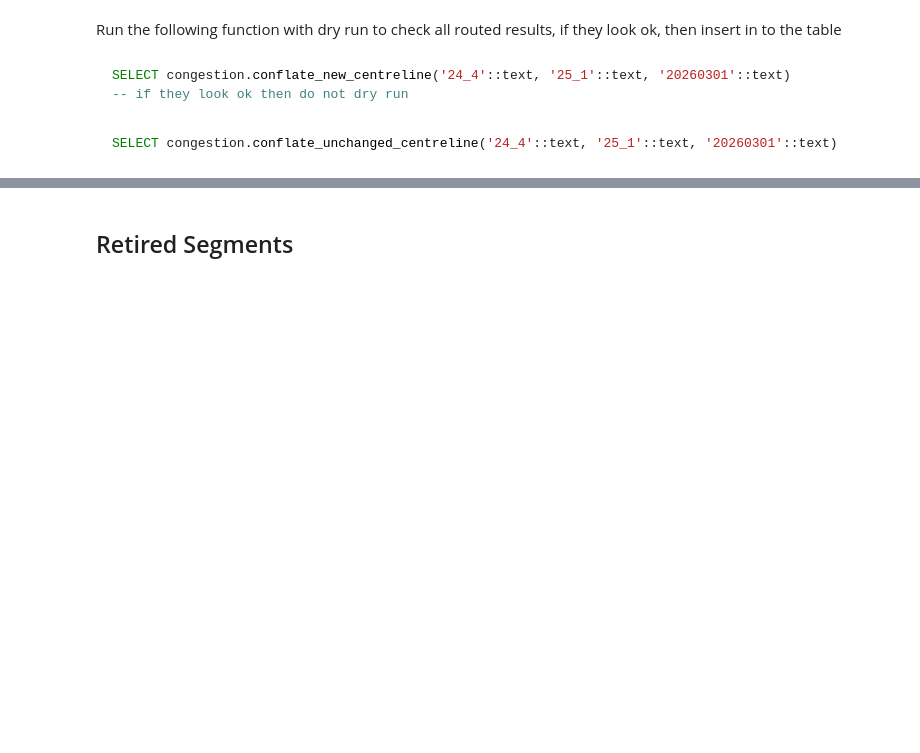
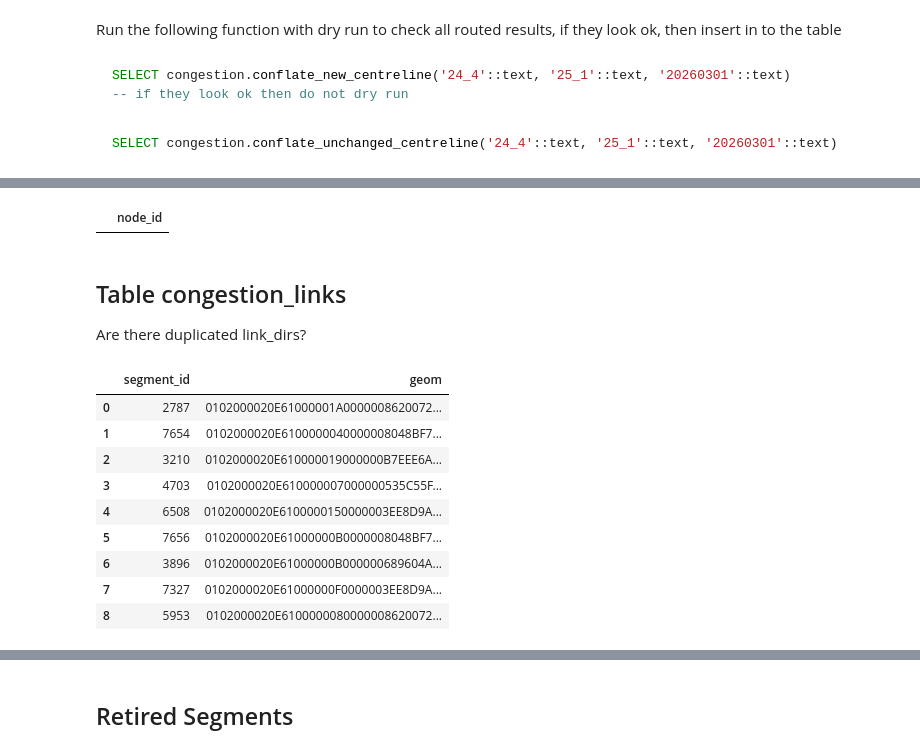
Before and after one commit to CityofToronto/bdit_congestion, a Jupyter notebook: congestion_network_creation/notebook/map_update_2025.ipynb, the cells around one changed output, grey strips where cells are left out. Cells and saved outputs as stored; diff of their text form; code cells hidden in the pictures; blank space fills up the shorter version.

```diff
--- a/congestion_network_creation/notebook/map_update_2025.ipynb
+++ b/congestion_network_creation/notebook/map_update_2025.ipynb
@@ -594,0 +655,8 @@ SELECT congestion.conflate_unchanged_centreline('24_4'::text, '25_1'::text, '202
+# %%
+sql = '''
+select count(1)
+from (select distinct node_id from congestion.temp_congestion_nodes_25_1)a
+    '''
+with con :
+    nodes = pandasql.read_sql(sql, connection_engine)
+nodes.head()
@@ -594,0 +695,48 @@ SELECT congestion.conflate_unchanged_centreline('24_4'::text, '25_1'::text, '202
+# %%
+sql = '''
+WITH all_nodes AS (
+	select start_vid as node_id
+	from congestion.temp_congestion_segments_25_1
+	union
+	select end_vid as node_id
+	from congestion.temp_congestion_segments_25_1)
+
+select node_id from congestion.temp_congestion_nodes_25_1
+except
+select node_id from all_nodes
+    '''
+with con :
+    nodes = pandasql.read_sql(sql, connection_engine)
+nodes
+# %% [output]
+|  | node_id |
+# %% [markdown]
+## Table congestion_links
+Are there duplicated link_dirs?
+# %%
+sql = '''
+WITH dups AS (
+select link_dir, count(1)
+from congestion.temp_congestion_links_25_1
+group by link_dir
+having count(1) >1)
+SELECT distinct temp_congestion_segments_25_1.segment_id, temp_congestion_segments_25_1.geom
+from congestion.temp_congestion_links_25_1
+INNER JOIN dups USING (link_dir)
+inner join congestion.temp_congestion_segments_25_1 USING (segment_id)
+
+    '''
+with con :
+    nodes = pandasql.read_sql(sql, connection_engine)
+nodes
+# %% [output]
+|  | segment_id | geom |
+| 0 | 2787 | 0102000020E61000001A0000008620072... |
+| 1 | 7654 | 0102000020E6100000040000008048BF7... |
+| 2 | 3210 | 0102000020E610000019000000B7EEE6A... |
+| 3 | 4703 | 0102000020E610000007000000535C55F... |
+| 4 | 6508 | 0102000020E6100000150000003EE8D9A... |
+| 5 | 7656 | 0102000020E61000000B0000008048BF7... |
+| 6 | 3896 | 0102000020E61000000B000000689604A... |
+| 7 | 7327 | 0102000020E61000000F0000003EE8D9A... |
+| 8 | 5953 | 0102000020E6100000080000008620072... |
```
Also changed, not shown: parts of 15 cells of this notebook.
